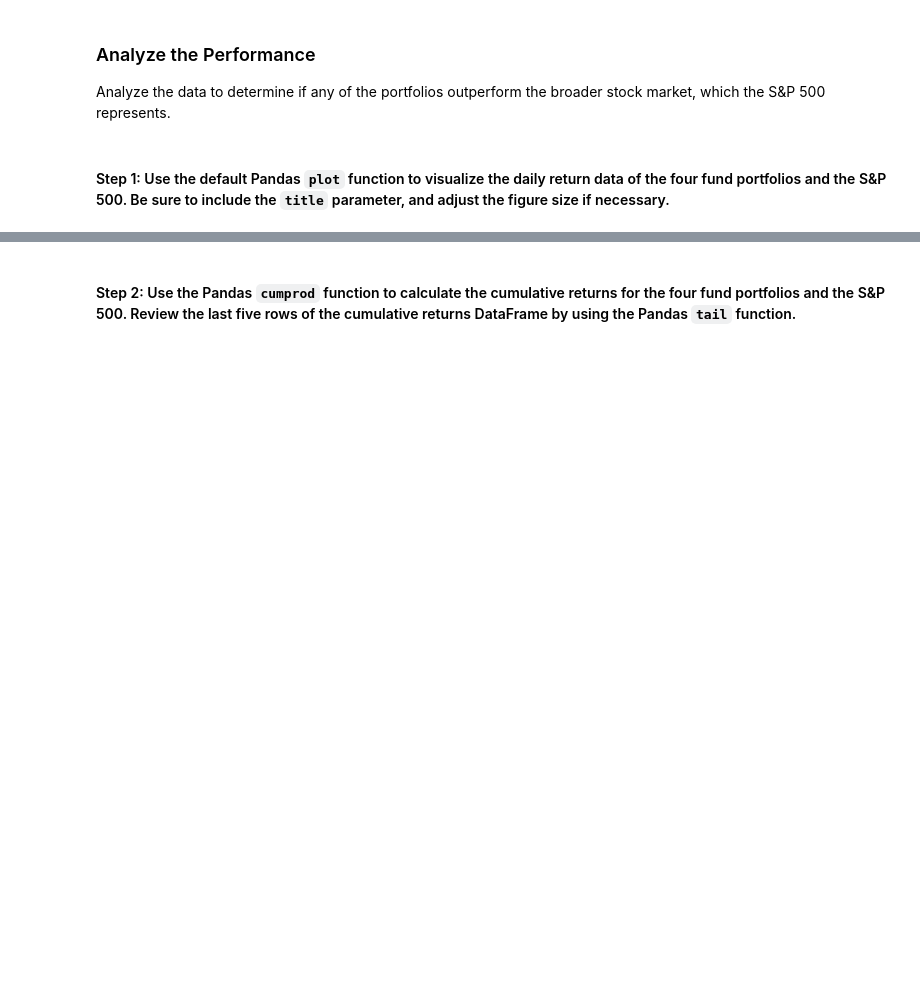
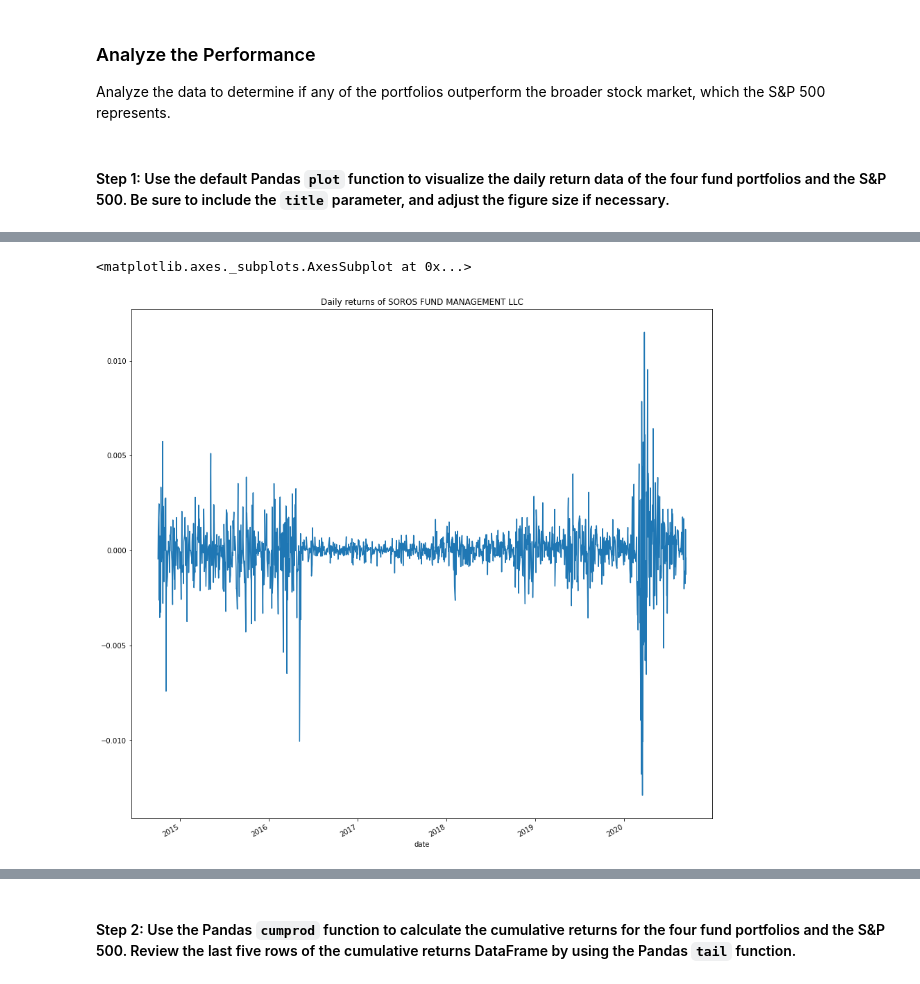
Before and after one commit to carlosmpr/Challange4-quantitative-analyst-for-a-FinTech-investing-platform, a Jupyter notebook: risk_return_analysis.ipynb, the cells around one changed output, grey strips where cells are left out. Drawn from its saved outputs; the diff is of its cells as text; code cells hidden in the pictures; blank space fills up the shorter version.

```diff
--- a/risk_return_analysis.ipynb
+++ b/risk_return_analysis.ipynb
@@ -200,0 +203,6 @@ Analyze the data to determine if any of the portfolios outperform the broader st
+# %%
+# Soros fund daily return plot
+soros_fund_daily_returns.plot(figsize=(15, 15), title="Daily returns of SOROS FUND MANAGEMENT LLC")
+# %% [output]
+<matplotlib.axes._subplots.AxesSubplot at 0x...>
+[figure, added]
```
Also changed, not shown: parts of 17 cells of this notebook.
